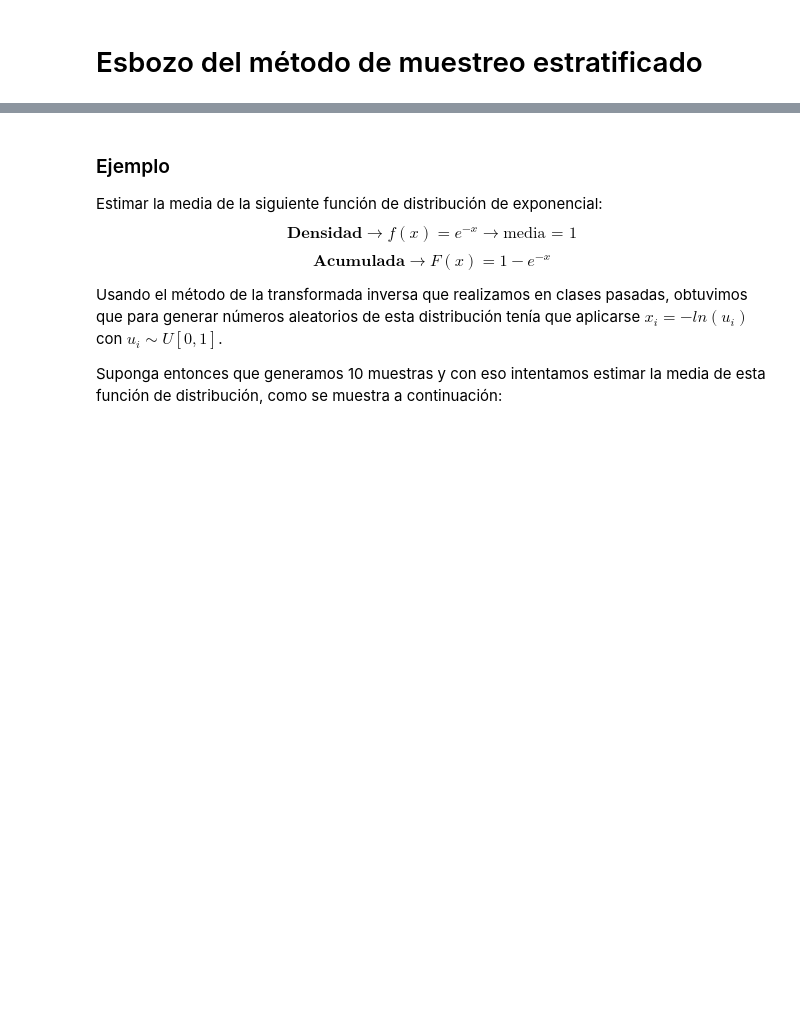
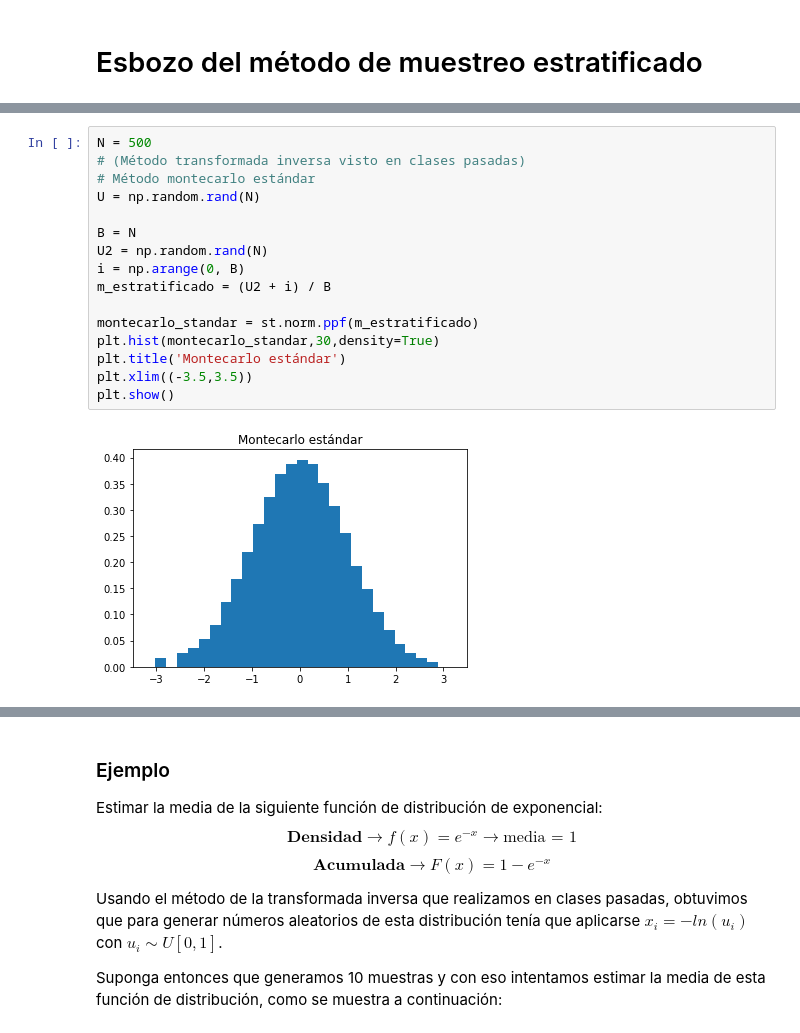
Before and after one commit to danielch4/SPF-2021-I, a Jupyter notebook: TEMA-2/Clase13_MetodosDeReduccionDeVarianza.ipynb, the cells around one changed output, grey strips where cells are left out. Cells and saved outputs as stored; diff of their text form; blank space fills up the shorter version.

Commit message:
Actualización 1 clase 14

```diff
--- a/TEMA-2/Clase13_MetodosDeReduccionDeVarianza.ipynb
+++ b/TEMA-2/Clase13_MetodosDeReduccionDeVarianza.ipynb
@@ -173,4 +179,22 @@ Realizando varias manipulaciones algebraicas se llega a que
 # Esbozo  del método de muestreo estratificado
 # %% [markdown]
 ![imagen.png](attachment:imagen.png)
+# %%
+N = 500
+# (Método transformada inversa visto en clases pasadas)
+# Método montecarlo estándar
+U = np.random.rand(N)
+
+B = N
+U2 = np.random.rand(N)
+i = np.arange(0, B)
+m_estratificado = (U2 + i) / B
+
+montecarlo_standar = st.norm.ppf(m_estratificado)
+plt.hist(montecarlo_standar,30,density=True)
+plt.title('Montecarlo estándar')
+plt.xlim((-3.5,3.5))
+plt.show()
+# %% [output]
+[figure, added]
 # %%
```
Also changed, not shown: parts of 5 cells of this notebook, 2 other files.
